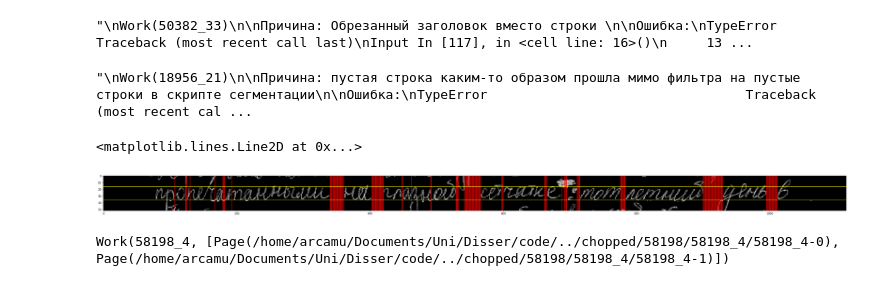
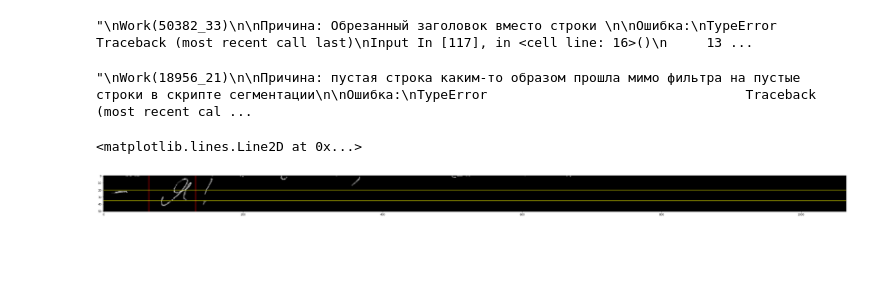
Before and after one commit to EmilNadimanov/disser, a Jupyter notebook: code/WordExtraction.ipynb, the cells around one changed output. Saved outputs shown, nothing was run; the diff lists cells and outputs as text; code cells hidden in the pictures; blank space fills up the shorter version.

Commit message:
changed thresholds for word extraction

```diff
--- a/code/WordExtraction.ipynb
+++ b/code/WordExtraction.ipynb
@@ -26,7 +26,7 @@ punct = set(punctuation)
 # %%
 with open(os.getcwd() + "/../dictation_text.txt") as f:
     text = f.read()
-    dictation_text = [word.text.strip(punctuation) for word in tokenize(text) if word.text.strip() not in punct]
+    dictation_text = [word.text.strip(punctuation) for word in tokenize(text)]
 # %%
 DATA_LOCATION = "../chopped"
 WORK_PATHS = glob(f"{DATA_LOCATION}{sep}*{sep}*")
@@ -37,9 +37,9 @@ work_path
 # %%
 # how close should notches be to form a single group of "consecutive" empty lines
-NOTCHES_DIFF_THRESHOLD = 3
+NOTCHES_DIFF_THRESHOLD = 5
 # how many consecutive empty lines should there be so that we count it as a notch
 # We do not want to take a gap inside a word for a border between words
-MIN_GROUP_SIZE_TO_CONDENSE = 7
+MIN_GROUP_SIZE_TO_CONDENSE = 10
 
 def condense(notches) -> List[int]:
     condensed = []
@@ -48,11 +48,11 @@ def condense(notches) -> List[int]:
     for notch in notches:
         if len(potential_group) == 0:
             potential_group.append(notch)
-        if notch - potential_group[-1] < NOTCHES_DIFF_THRESHOLD:
+        elif notch - potential_group[-1] < NOTCHES_DIFF_THRESHOLD and notch != notches[-1]:
             potential_group.append(notch)
         else:
             # condense a group to one notch
-            if max(potential_group) - min(potential_group) >= MIN_GROUP_SIZE_TO_CONDENSE:
+            if len(potential_group) >= MIN_GROUP_SIZE_TO_CONDENSE:
                 condensed.append(int(avg(potential_group)))
             potential_group = []
     return condensed
@@ -110,7 +110,7 @@ class Work:
     def __init__(self, work_path: str):
         self.pages = [Page(p) for p in glob(f"{work_path}{sep}*")]
         self.pages.sort()
-        self.work_id = work_path.split(os.path.sep)[-1]
+        self.work_id = os.path.basename(work_path)
 
     @staticmethod
     def extract_work_id(filename: str) -> str:
@@ -191,31 +188,33 @@ line = page.lines[randint(0, len(page.lines)-1)]
 h, w = line.bin_img.shape
 # %%
 """CONDENSED NOTCHES DEMO"""
+work = Work(WORK_PATHS[randint(0, len(WORK_PATHS)-1)])
+page = work.pages[randint(0, len(work.pages)-1)]
+line = page.lines[randint(0, len(page.lines)-1)]
+h, w = line.bin_img.shape
+
 figure(figsize=(50, 50))
-stripe = take_central_stripe(line.image)
+stripe = take_central_stripe(line.image,
+                             up=5)
 trimmed_stripe, trims = trim(stripe, return_trims=True)
 bin_turned_around = binarize(trimmed_stripe)[::-1, :].T
 
 notches = []
 for idx, col in enumerate(bin_turned_around):
     if np.sum(col) == 0:
         notches.append(idx)
 
+axis = h // 2
+upper, lower = (axis-5, axis + INTERVAL_FOR_STRIPE)
+
 condensed = condense(notches)
 plt.imshow(line.bin_img, 'gray')
-for x in notches:
+for x in condensed:
     x += trims['l']
     plt.axvline(x=x,color='red')
 
-axis = h // 2
-upper, lower = (axis - INTERVAL_FOR_STRIPE, axis + INTERVAL_FOR_STRIPE)
-
 plt.axhline(y=upper,color='yellow')
 plt.axhline(y=lower,color='yellow')
 # %% [output]
 <matplotlib.lines.Line2D at 0x...>
-[figure, old version]
+[figure, new version]
-# %%
-work
-# %% [output]
-Work(58198_4, [Page(/home/arcamu/Documents/Uni/Disser/code/../chopped/58198/58198_4/58198_4-0), Page(/home/arcamu/Documents/Uni/Disser/code/../chopped/58198/58198_4/58198_4-1)])
```
Also changed, not shown: parts of 12 cells of this notebook.
